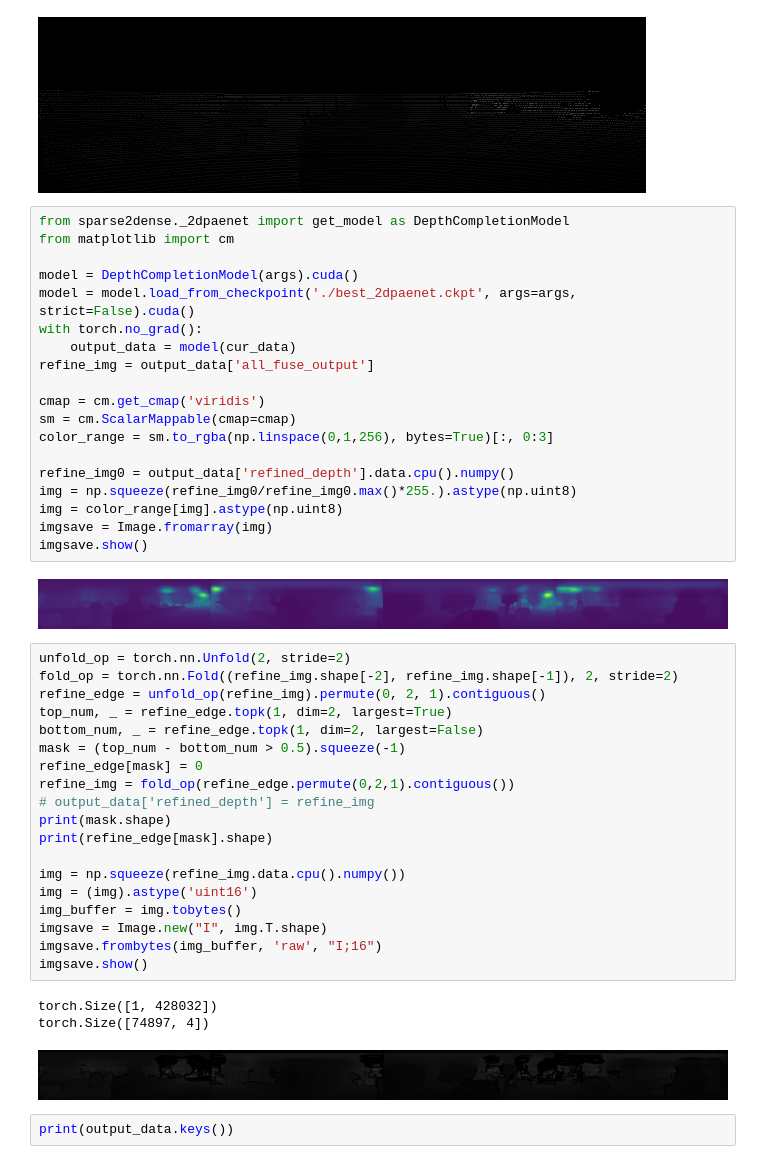
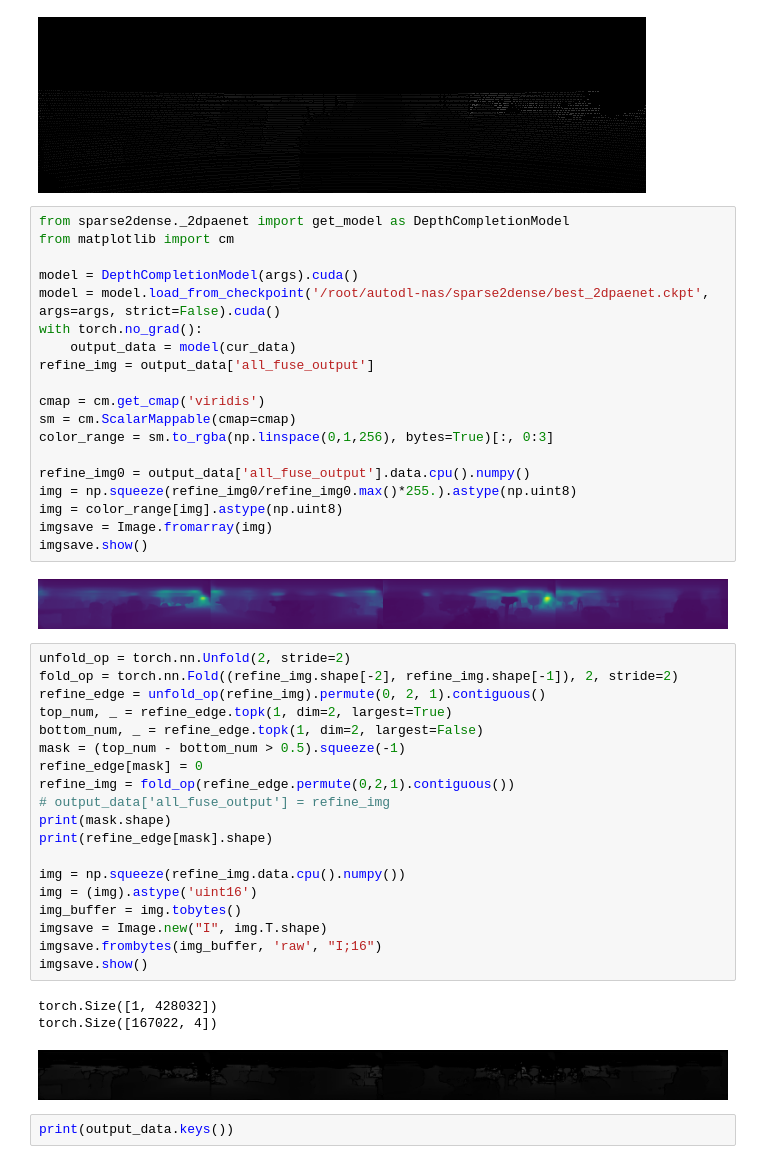
Before and after one commit to shitongbeep/semantic_test, a Jupyter notebook: test_sparse2dense.ipynb, the cells around one changed output. Cells and saved outputs as stored; diff of their text form.

Commit message:
test sparse2dense

```diff
--- a/test_sparse2dense.ipynb
+++ b/test_sparse2dense.ipynb
@@ -53,24 +53,24 @@ torch.Size([1, 1, 176, 608])
 # %%
 from sparse2dense._2dpaenet import get_model as DepthCompletionModel
 from matplotlib import cm
 
 model = DepthCompletionModel(args).cuda()
-model = model.load_from_checkpoint('./best_2dpaenet.ckpt', args=args, strict=False).cuda()
+model = model.load_from_checkpoint('/root/autodl-nas/sparse2dense/best_2dpaenet.ckpt', args=args, strict=False).cuda()
 with torch.no_grad():
     output_data = model(cur_data)
 refine_img = output_data['all_fuse_output']
 
 cmap = cm.get_cmap('viridis')
 sm = cm.ScalarMappable(cmap=cmap)
 color_range = sm.to_rgba(np.linspace(0,1,256), bytes=True)[:, 0:3]
 
-refine_img0 = output_data['refined_depth'].data.cpu().numpy()
+refine_img0 = output_data['all_fuse_output'].data.cpu().numpy()
 img = np.squeeze(refine_img0/refine_img0.max()*255.).astype(np.uint8)
 img = color_range[img].astype(np.uint8)
 imgsave = Image.fromarray(img)
 imgsave.show()
 # %% [output]
-[figure, old version]
+[figure, new version]
 # %%
 unfold_op = torch.nn.Unfold(2, stride=2)
 fold_op = torch.nn.Fold((refine_img.shape[-2], refine_img.shape[-1]), 2, stride=2)
@@ -80,7 +80,7 @@ bottom_num, _ = refine_edge.topk(1, dim=2, largest=False)
 mask = (top_num - bottom_num > 0.5).squeeze(-1)
 refine_edge[mask] = 0
 refine_img = fold_op(refine_edge.permute(0,2,1).contiguous())
-# output_data['refined_depth'] = refine_img
+# output_data['all_fuse_output'] = refine_img
 print(mask.shape)
 print(refine_edge[mask].shape)
 
@@ -92,7 +92,7 @@ imgsave.frombytes(img_buffer, 'raw', "I;16")
 imgsave.show()
 # %% [output]
 torch.Size([1, 428032])
-torch.Size([74897, 4])
+torch.Size([167022, 4])
 [figure]
 # %%
 print(output_data.keys())
```
Also changed, not shown: parts of 3 cells of this notebook, 2 other files.
